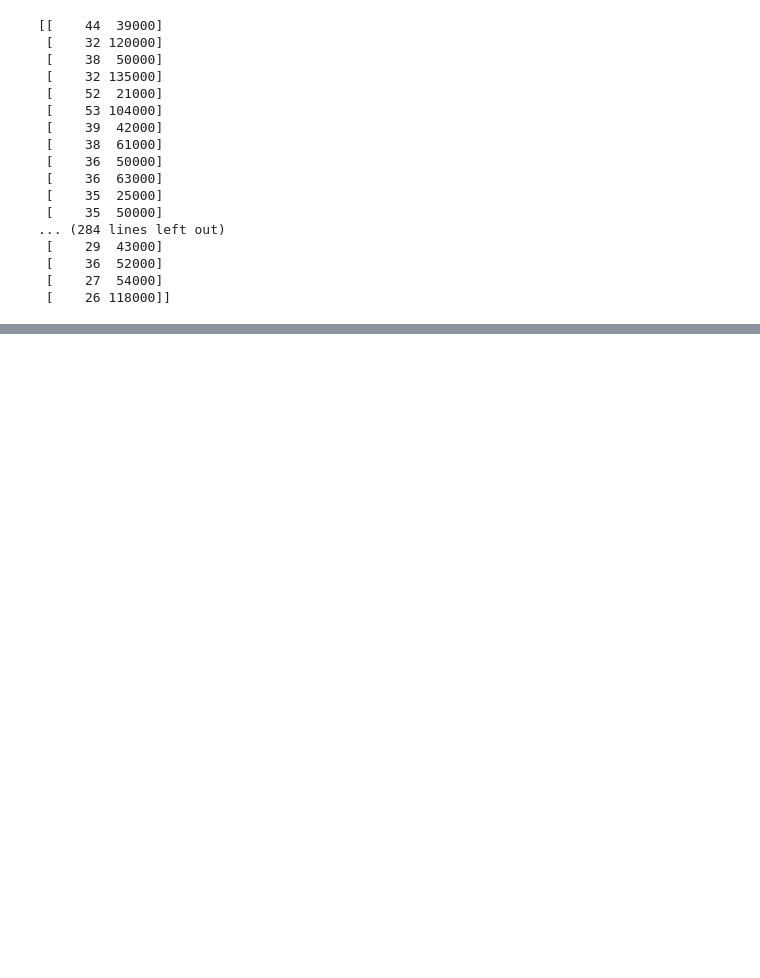
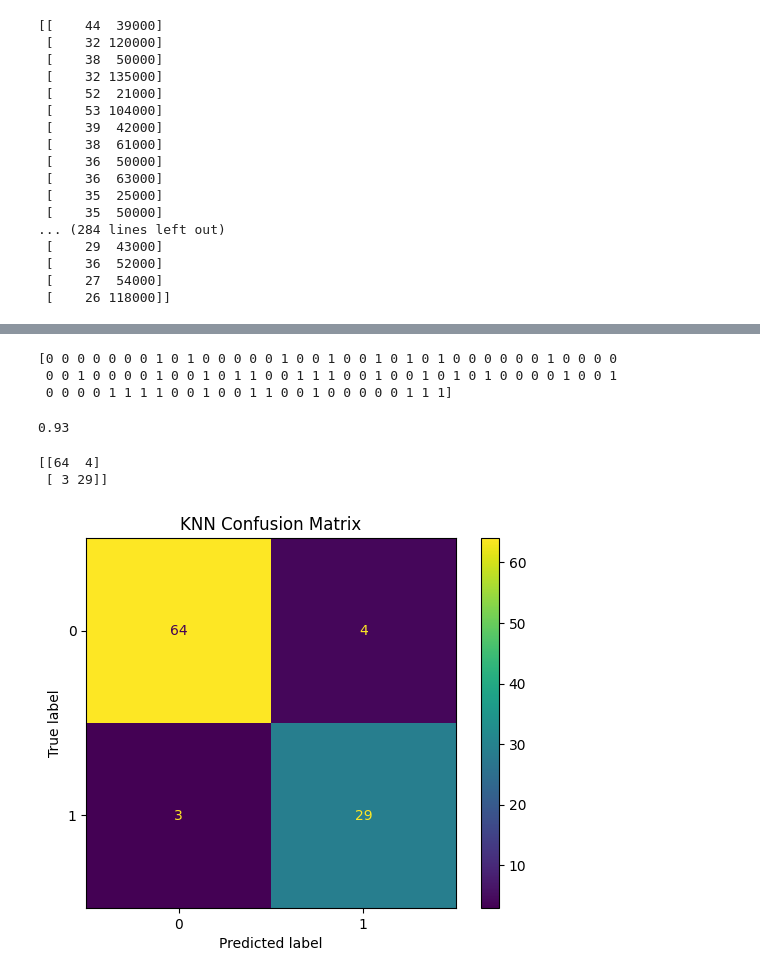
Before and after one commit to pratikshatripathi29/INT234, a Jupyter notebook: KNN.ipynb, the cells around one changed output, grey strips where cells are left out. Drawn from its saved outputs; the diff is of its cells as text; code cells hidden in the pictures; blank space fills up the shorter version.

```diff
--- a/KNN.ipynb
+++ b/KNN.ipynb
@@ -61,0 +66,7 @@ print(X_train)
+# %%
+from sklearn.preprocessing import StandardScaler
+
+sc=StandardScaler()
+X_train=sc.fit_transform(X_train)
+X_test=sc.transform(X_test)
+print(X_train)
@@ -61,0 +91,6 @@ print(X_train)
+# %%
+from sklearn.preprocessing import MinMaxScaler
+mms=MinMaxScaler()
+X_train=mms.fit_transform(X_train)
+X_test=mms.transform(X_test)
+print(X_train)
@@ -61,0 +115,30 @@ print(X_train)
+# %%
+from sklearn.neighbors import KNeighborsClassifier
+classifier=KNeighborsClassifier(n_neighbors=5)
+classifier.fit(X_train,y_train)
+y_pred=classifier.predict(X_test)
+print(y_pred)
+# %% [output]
+[0 0 0 0 0 0 0 1 0 1 0 0 0 0 0 1 0 0 1 0 0 1 0 1 0 1 0 0 0 0 0 0 1 0 0 0 0
+ 0 0 1 0 0 0 0 1 0 0 1 0 1 1 0 0 1 1 1 0 0 1 0 0 1 0 1 0 1 0 0 0 0 1 0 0 1
+ 0 0 0 0 1 1 1 1 0 0 1 0 0 1 1 0 0 1 0 0 0 0 0 1 1 1]
+# %%
+from sklearn.metrics import confusion_matrix,accuracy_score
+print(accuracy_score(y_test,y_pred))
+# %% [output]
+0.93
+# %%
+cm=confusion_matrix(y_test,y_pred)
+print(cm)
+# %% [output]
+[[64  4]
+ [ 3 29]]
+# %%
+from sklearn.metrics import ConfusionMatrixDisplay
+
+disp = ConfusionMatrixDisplay(confusion_matrix=cm, display_labels=classifier.classes_)
+disp.plot()
+plt.title("KNN Confusion Matrix")
+plt.show()
+# %% [output]
+[figure, added]
```
Also changed, not shown: parts of 5 cells of this notebook, 12 other files.
